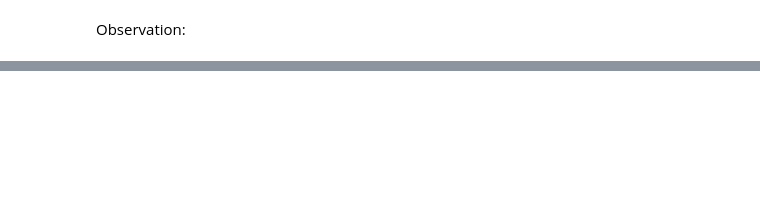
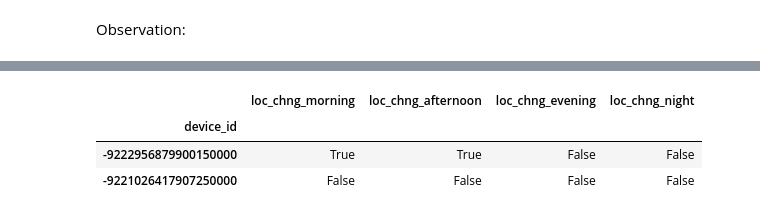
Before and after one commit to SinghChandrabhan/capstone, a Jupyter notebook: 2_Advanced_Visualisation/advance_visualisation.ipynb, the cells around one changed output, grey strips where cells are left out. Saved outputs shown, nothing was run; the diff lists cells and outputs as text; code cells hidden in the pictures; blank space fills up the shorter version.

```diff
--- a/2_Advanced_Visualisation/advance_visualisation.ipynb
+++ b/2_Advanced_Visualisation/advance_visualisation.ipynb
@@ -95,0 +151,13 @@ Observation:
+# %%
+def hour_day_cat(hour):
+    if( hour>=6 and hour<=12):
+        return 'Morning'
+    elif( hour>=12 and hour<=18):
+        return 'Afternoon'
+    elif( hour>=18 and hour<=24):
+        return 'Evening'
+    else:
+        return 'Night'
+
+df_event['hour_day_cat'] = df_event.hour_day.apply(hour_day_cat)
+df_event.head(5)
@@ -95,0 +171,21 @@ Observation:
+# %%
+positon_changeed_df = df_event.groupby(['device_id','hour_day_cat'])[['longitude']].agg(np.median)
+positon_changeed_df = positon_changeed_df['longitude'].reset_index()
+positon_changeed_df = positon_changeed_df.pivot(columns='hour_day_cat', index='device_id')
+#positon_changeed_df
+# %%
+new_header =positon_changeed_df.columns.map(lambda x:x[1]) #grab the first row for the header
+positon_changeed_df = positon_changeed_df[:] #take the data less the header row
+positon_changeed_df.columns = new_header #set the header row as the df header
+# %%
+positon_changeed_df['loc_chng_morning'] =  positon_changeed_df.Morning == positon_changeed_df.Afternoon
+positon_changeed_df['loc_chng_afternoon'] = positon_changeed_df.Afternoon == positon_changeed_df.Evening
+positon_changeed_df['loc_chng_evening'] =  positon_changeed_df.Evening == positon_changeed_df.Night
+positon_changeed_df['loc_chng_night'] =  positon_changeed_df.Night == positon_changeed_df.Morning
+positon_changeed_df.drop(['Afternoon','Evening','Morning','Night'], axis=1, inplace =True)
+positon_changeed_df.head(2)
+# %% [output]
+|  | loc_chng_morning | loc_chng_afternoon | loc_chng_evening | loc_chng_night |
+| device_id |  |  |  |  |
+| -9222956879900150000 | True | True | False | False |
+| -9221026417907250000 | False | False | False | False |
```
Also changed, not shown: parts of 12 cells of this notebook, 3 other files.
